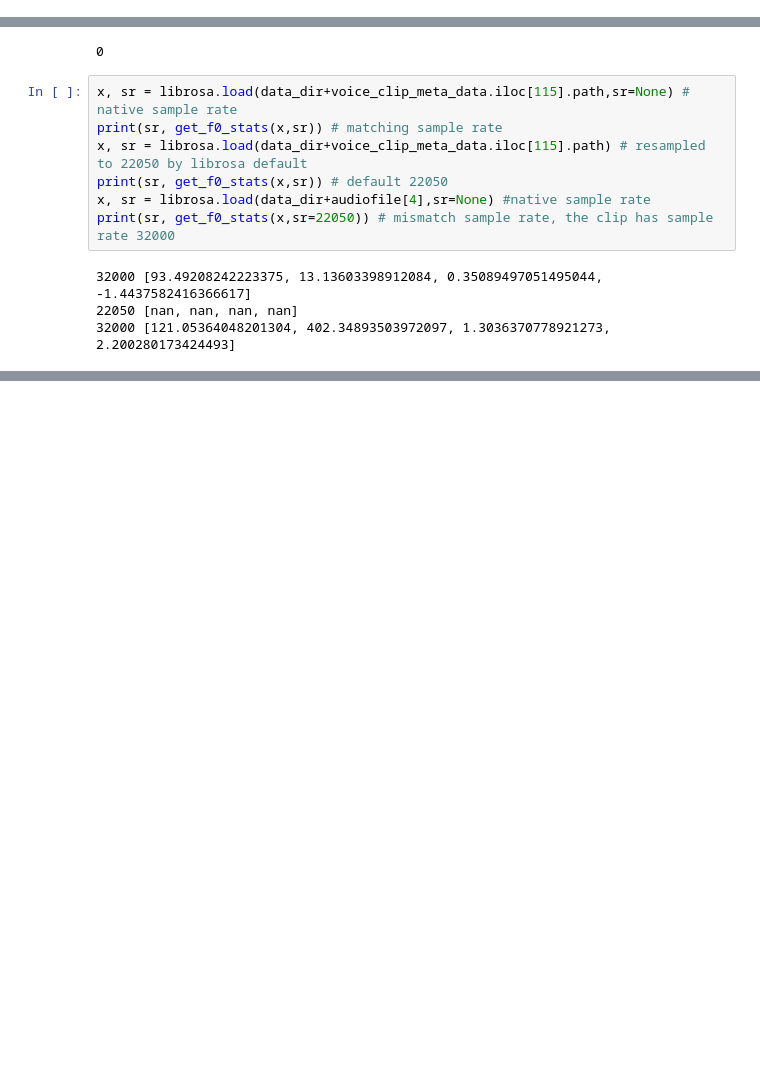
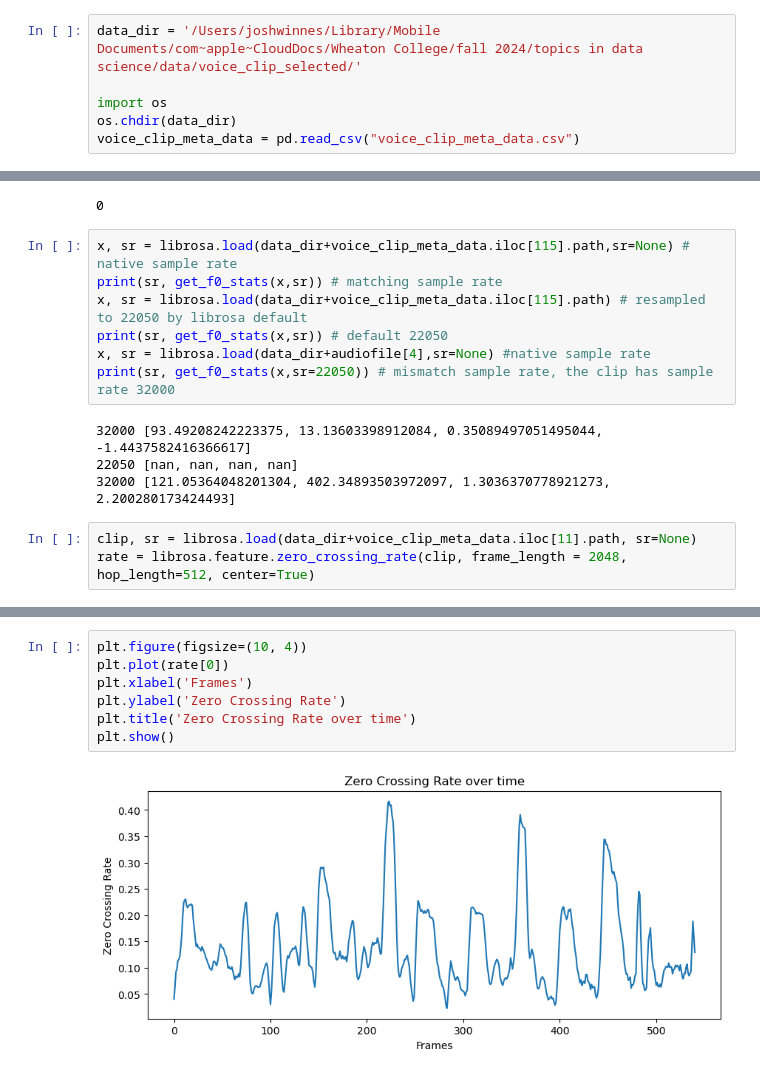
Before and after one commit to joshwinnes11/Math485, a Jupyter notebook: in class notebooks/voice_data_03_processing.ipynb, the cells around one changed output, grey strips where cells are left out. Drawn from its saved outputs; the diff is of its cells as text; blank space fills up the shorter version.

```diff
--- a/in class notebooks/voice_data_03_processing.ipynb
+++ b/in class notebooks/voice_data_03_processing.ipynb
@@ -31,3 +28,9 @@ voice_clip_meta_data = pd.read_csv("voice_clip_meta_data.csv")
+# %%
+data_dir = '/Users/joshwinnes/Library/Mobile Documents/com~apple~CloudDocs/Wheaton College/fall 2024/topics in data science/data/voice_clip_selected/'
+
+import os
+os.chdir(data_dir)
+voice_clip_meta_data = pd.read_csv("voice_clip_meta_data.csv")
 # %% [markdown]
 We use the same selection of the voice clips.
 # %%
@@ -513,3 +516,6 @@ print(sr, get_f0_stats(x,sr=22050)) # mismatch sample rate, the clip has sample
 32000 [93.49208242223375, 13.13603398912084, 0.35089497051495044, -1.4437582416366617]
 22050 [nan, nan, nan, nan]
 32000 [121.05364048201304, 402.34893503972097, 1.3036370778921273, 2.200280173424493]
+# %%
+clip, sr = librosa.load(data_dir+voice_clip_meta_data.iloc[11].path, sr=None)
+rate = librosa.feature.zero_crossing_rate(clip, frame_length = 2048, hop_length=512, center=True)
@@ -515,0 +542,9 @@ print(sr, get_f0_stats(x,sr=22050)) # mismatch sample rate, the clip has sample
+# %%
+plt.figure(figsize=(10, 4))
+plt.plot(rate[0])
+plt.xlabel('Frames')
+plt.ylabel('Zero Crossing Rate')
+plt.title('Zero Crossing Rate over time')
+plt.show()
+# %% [output]
+[figure, added]
```
Also changed, not shown: parts of 2 cells of this notebook, 1 other file.
